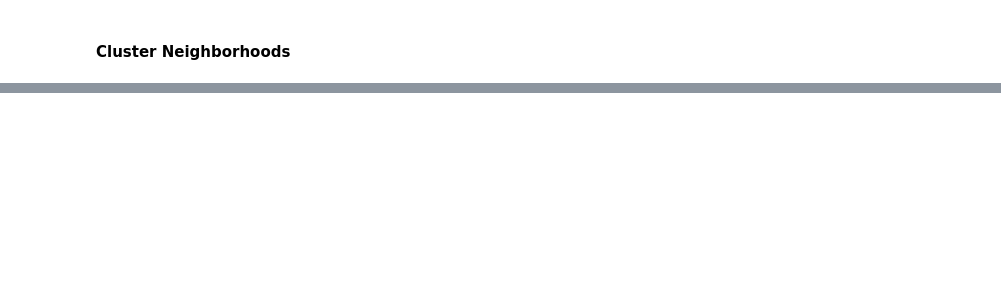
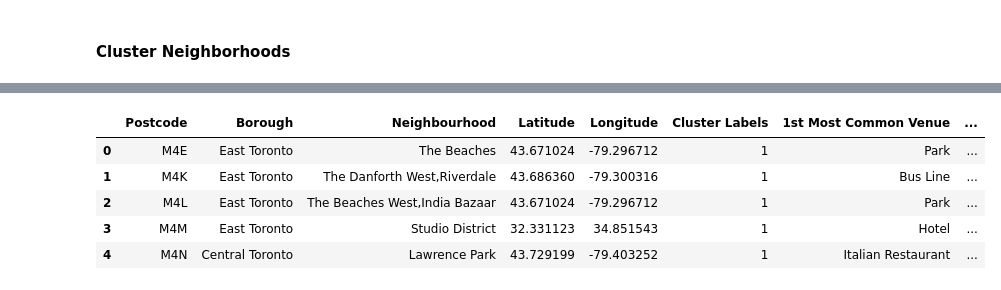
Before and after one commit to shwetharama-11/DS_Coursera_Capstone, a Jupyter notebook: Canada_PostalCodes_DS.ipynb, the cells around one changed output, grey strips where cells are left out. Saved outputs shown, nothing was run; the diff lists cells and outputs as text; code cells hidden in the pictures; blank space fills up the shorter version.

```diff
--- a/Canada_PostalCodes_DS.ipynb
+++ b/Canada_PostalCodes_DS.ipynb
@@ -356 +478,11 @@ Toronto_merged.head() # check the last columns!
+# %%
+Toronto_merged['Cluster Labels'] =  Toronto_merged['Cluster Labels'].fillna(0.0).astype(int)
+Toronto_merged.head()
+# %% [output]
+|  | Postcode | Borough | Neighbourhood | Latitude | Longitude | Cluster Labels | 1st Most Common Venue | ... |
+| 0 | M4E | East Toronto | The Beaches | 43.671024 | -79.296712 | 1 | Park | ... |
+| 1 | M4K | East Toronto | The Danforth West,Riverdale | 43.686360 | -79.300316 | 1 | Bus Line | ... |
+| 2 | M4L | East Toronto | The Beaches West,India Bazaar | 43.671024 | -79.296712 | 1 | Park | ... |
+| 3 | M4M | East Toronto | Studio District | 32.331123 | 34.851543 | 1 | Hotel | ... |
+| 4 | M4N | Central Toronto | Lawrence Park | 43.729199 | -79.403252 | 1 | Italian Restaurant | ... |
 # %%
```
Also changed, not shown: parts of 14 cells of this notebook.
